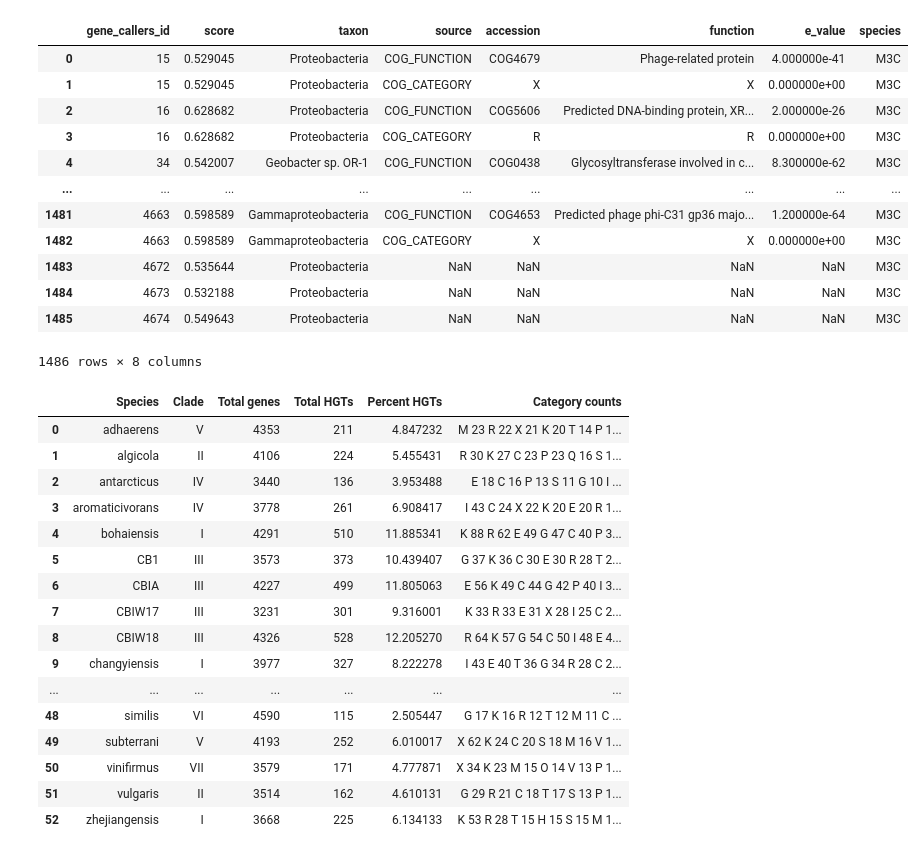
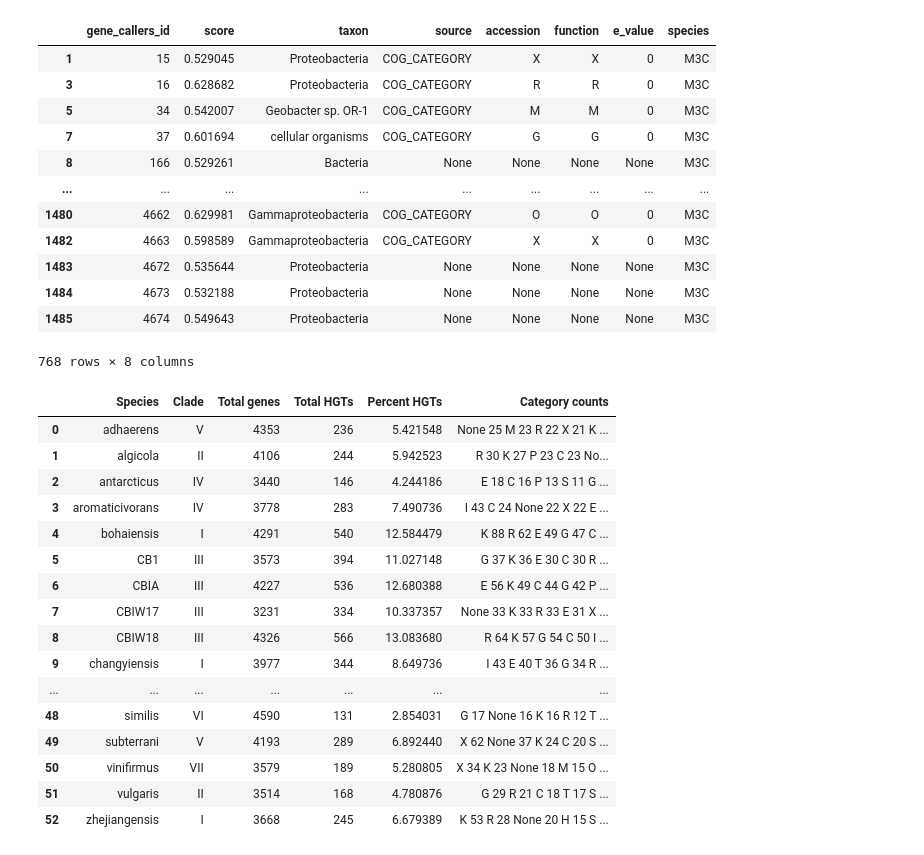
Before and after one commit to zscooper/marinobacter_pangenomics, a Jupyter notebook: HGTector_output_analyze_visualize.ipynb, the cells around one changed output. Cells and saved outputs as stored; diff of their text form; code cells hidden in the pictures.

```diff
--- a/HGTector_output_analyze_visualize.ipynb
+++ b/HGTector_output_analyze_visualize.ipynb
@@ -119,29 +119,33 @@ def merge_hgt_func(df_hgt,df_func,name,prot=True,cat=False): #must input specifi
     if prot == True and cat == True: #returns both function and category
         return df
     elif prot == True and cat == False: #returns only function, default behavior
-        df1 = df[df['source'].str.contains("COG_FUNCTION", na=False)]
+        df1 = df[df['source'].str.contains("COG_FUNCTION", na=True)] #na=True keeps non-annotated genes (duplicated)
+        df1 = df1.drop_duplicates(subset=['gene_callers_id']) #non-annotated genes don't have "function" so we remove the duplicate from the data
+        df1 = df1.fillna('None') #Set name of non-annotated genes to 'None'
         return df1
     elif prot == False and cat == True: #returns only category
-        df1 = df[df['source'].str.contains("COG_CATEGORY", na=False)]
+        df1 = df[df['source'].str.contains("COG_CATEGORY", na=True)]
+        df1 = df1.drop_duplicates(subset=['gene_callers_id'])
+        df1 = df1.fillna('None')
         return df1
 # %%
 #example output from function merge
-df_M3C = merge_hgt_func(M3C_hgt,M3C_func,'M3C',prot=True,cat=True)
+df_M3C = merge_hgt_func(M3C_hgt,M3C_func,'M3C',prot=False,cat=True)
 df_M3C
 # %% [output]
 |  | gene_callers_id | score | taxon | source | accession | function | e_value | species |
-| 0 | 15 | 0.529045 | Proteobacteria | COG_FUNCTION | COG4679 | Phage-related protein | 4.000000e-41 | M3C |
-| 1 | 15 | 0.529045 | Proteobacteria | COG_CATEGORY | X | X | 0.000000e+00 | M3C |
-| 2 | 16 | 0.628682 | Proteobacteria | COG_FUNCTION | COG5606 | Predicted DNA-binding protein, XR... | 2.000000e-26 | M3C |
-| 3 | 16 | 0.628682 | Proteobacteria | COG_CATEGORY | R | R | 0.000000e+00 | M3C |
-| 4 | 34 | 0.542007 | Geobacter sp. OR-1 | COG_FUNCTION | COG0438 | Glycosyltransferase involved in c... | 8.300000e-62 | M3C |
+| 1 | 15 | 0.529045 | Proteobacteria | COG_CATEGORY | X | X | 0 | M3C |
+| 3 | 16 | 0.628682 | Proteobacteria | COG_CATEGORY | R | R | 0 | M3C |
+| 5 | 34 | 0.542007 | Geobacter sp. OR-1 | COG_CATEGORY | M | M | 0 | M3C |
+| 7 | 37 | 0.601694 | cellular organisms | COG_CATEGORY | G | G | 0 | M3C |
+| 8 | 166 | 0.529261 | Bacteria | None | None | None | None | M3C |
 | ... | ... | ... | ... | ... | ... | ... | ... | ... |
-| 1481 | 4663 | 0.598589 | Gammaproteobacteria | COG_FUNCTION | COG4653 | Predicted phage phi-C31 gp36 majo... | 1.200000e-64 | M3C |
-| 1482 | 4663 | 0.598589 | Gammaproteobacteria | COG_CATEGORY | X | X | 0.000000e+00 | M3C |
-| 1483 | 4672 | 0.535644 | Proteobacteria | NaN | NaN | NaN | NaN | M3C |
-| 1484 | 4673 | 0.532188 | Proteobacteria | NaN | NaN | NaN | NaN | M3C |
-| 1485 | 4674 | 0.549643 | Proteobacteria | NaN | NaN | NaN | NaN | M3C |
+| 1480 | 4662 | 0.629981 | Gammaproteobacteria | COG_CATEGORY | O | O | 0 | M3C |
+| 1482 | 4663 | 0.598589 | Gammaproteobacteria | COG_CATEGORY | X | X | 0 | M3C |
+| 1483 | 4672 | 0.535644 | Proteobacteria | None | None | None | None | M3C |
+| 1484 | 4673 | 0.532188 | Proteobacteria | None | None | None | None | M3C |
+| 1485 | 4674 | 0.549643 | Proteobacteria | None | None | None | None | M3C |
-1486 rows × 8 columns
+768 rows × 8 columns
 # %%
 #make df from all species with subset of data for HGT analysis
 df_cat_list = [] #empty list to fill with merged hgt and func dfs
@@ -181,22 +186,22 @@ HGT_cat_rel = HGT_cat_rel.sort_values(by=species_ordered_108,axis=1,ascending=Fa
 HGT_cat_sum_df
 # %% [output]
 |  | Species | Clade | Total genes | Total HGTs | Percent HGTs | Category counts |
-| 0 | adhaerens | V | 4353 | 211 | 4.847232 | M 23 R 22 X 21 K 20 T 14 P 1... |
-| 1 | algicola | II | 4106 | 224 | 5.455431 | R 30 K 27 C 23 P 23 Q 16 S 1... |
-| 2 | antarcticus | IV | 3440 | 136 | 3.953488 | E 18 C 16 P 13 S 11 G 10 I ... |
-| 3 | aromaticivorans | IV | 3778 | 261 | 6.908417 | I 43 C 24 X 22 K 20 E 20 R 1... |
-| 4 | bohaiensis | I | 4291 | 510 | 11.885341 | K 88 R 62 E 49 G 47 C 40 P 3... |
-| 5 | CB1 | III | 3573 | 373 | 10.439407 | G 37 K 36 C 30 E 30 R 28 T 2... |
-| 6 | CBIA | III | 4227 | 499 | 11.805063 | E 56 K 49 C 44 G 42 P 40 I 3... |
-| 7 | CBIW17 | III | 3231 | 301 | 9.316001 | K 33 R 33 E 31 X 28 I 25 C 2... |
-| 8 | CBIW18 | III | 4326 | 528 | 12.205270 | R 64 K 57 G 54 C 50 I 48 E 4... |
-| 9 | changyiensis | I | 3977 | 327 | 8.222278 | I 43 E 40 T 36 G 34 R 28 C 2... |
+| 0 | adhaerens | V | 4353 | 236 | 5.421548 | None 25 M 23 R 22 X 21 K ... |
+| 1 | algicola | II | 4106 | 244 | 5.942523 | R 30 K 27 P 23 C 23 No... |
+| 2 | antarcticus | IV | 3440 | 146 | 4.244186 | E 18 C 16 P 13 S 11 G ... |
+| 3 | aromaticivorans | IV | 3778 | 283 | 7.490736 | I 43 C 24 None 22 X 22 E ... |
+| 4 | bohaiensis | I | 4291 | 540 | 12.584479 | K 88 R 62 E 49 G 47 C ... |
+| 5 | CB1 | III | 3573 | 394 | 11.027148 | G 37 K 36 E 30 C 30 R ... |
+| 6 | CBIA | III | 4227 | 536 | 12.680388 | E 56 K 49 C 44 G 42 P ... |
+| 7 | CBIW17 | III | 3231 | 334 | 10.337357 | None 33 K 33 R 33 E 31 X ... |
+| 8 | CBIW18 | III | 4326 | 566 | 13.083680 | R 64 K 57 G 54 C 50 I ... |
+| 9 | changyiensis | I | 3977 | 344 | 8.649736 | I 43 E 40 T 36 G 34 R ... |
 | ... | ... | ... | ... | ... | ... | ... |
-| 48 | similis | VI | 4590 | 115 | 2.505447 | G 17 K 16 R 12 T 12 M 11 C ... |
-| 49 | subterrani | V | 4193 | 252 | 6.010017 | X 62 K 24 C 20 S 18 M 16 V 1... |
-| 50 | vinifirmus | VII | 3579 | 171 | 4.777871 | X 34 K 23 M 15 O 14 V 13 P 1... |
-| 51 | vulgaris | II | 3514 | 162 | 4.610131 | G 29 R 21 C 18 T 17 S 13 P 1... |
-| 52 | zhejiangensis | I | 3668 | 225 | 6.134133 | K 53 R 28 T 15 H 15 S 15 M 1... |
+| 48 | similis | VI | 4590 | 131 | 2.854031 | G 17 None 16 K 16 R 12 T ... |
+| 49 | subterrani | V | 4193 | 289 | 6.892440 | X 62 None 37 K 24 C 20 S ... |
+| 50 | vinifirmus | VII | 3579 | 189 | 5.280805 | X 34 K 23 None 18 M 15 O ... |
+| 51 | vulgaris | II | 3514 | 168 | 4.780876 | G 29 R 21 C 18 T 17 S ... |
+| 52 | zhejiangensis | I | 3668 | 245 | 6.679389 | K 53 R 28 None 20 H 15 S ... |
 # %%
 #Getting overall summary info for HGT events in the pangenome
 print('Mean HGT (% of total genes) for all genomes:')
```
Also changed, not shown: parts of 7 cells of this notebook.
